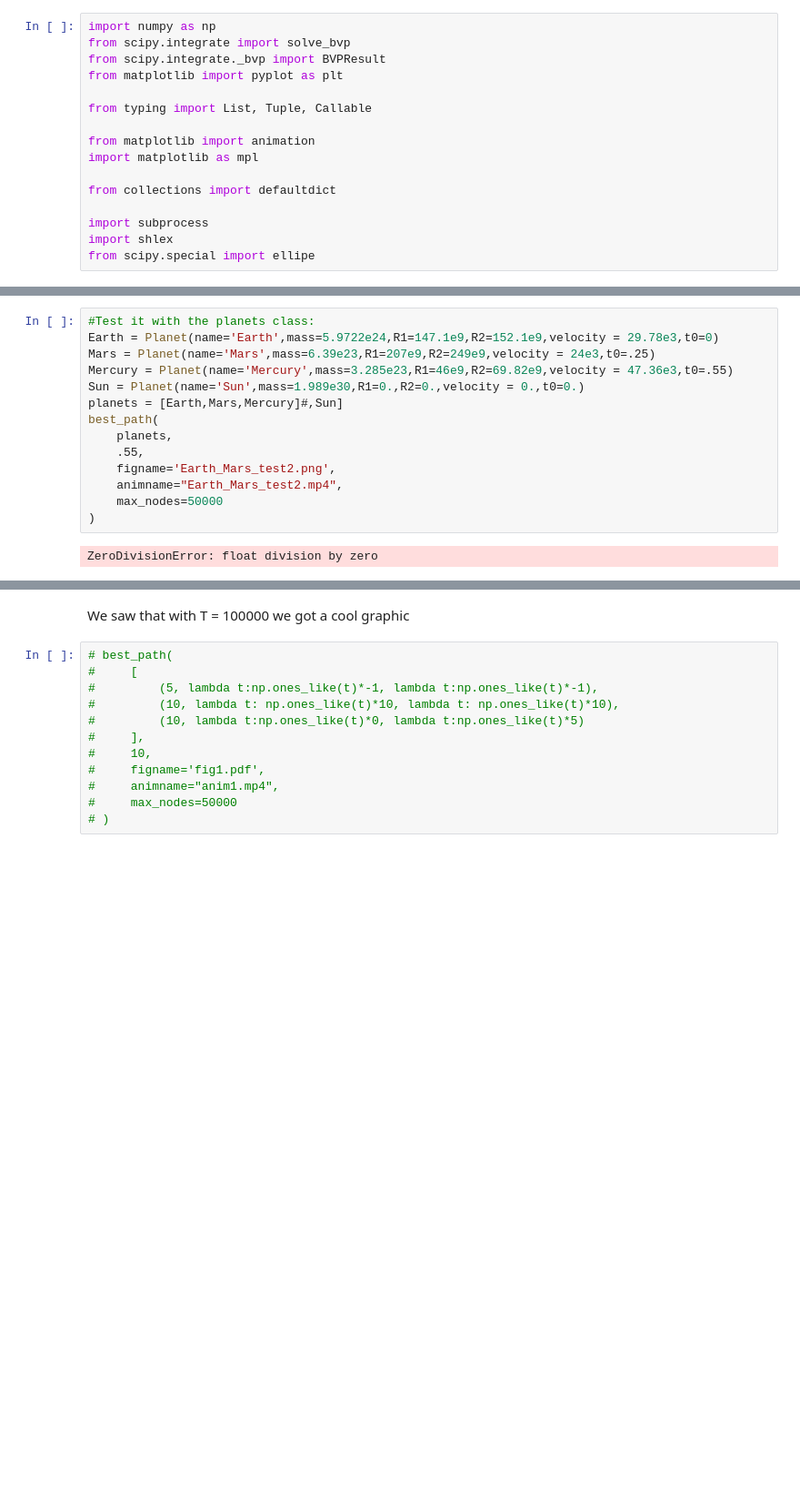
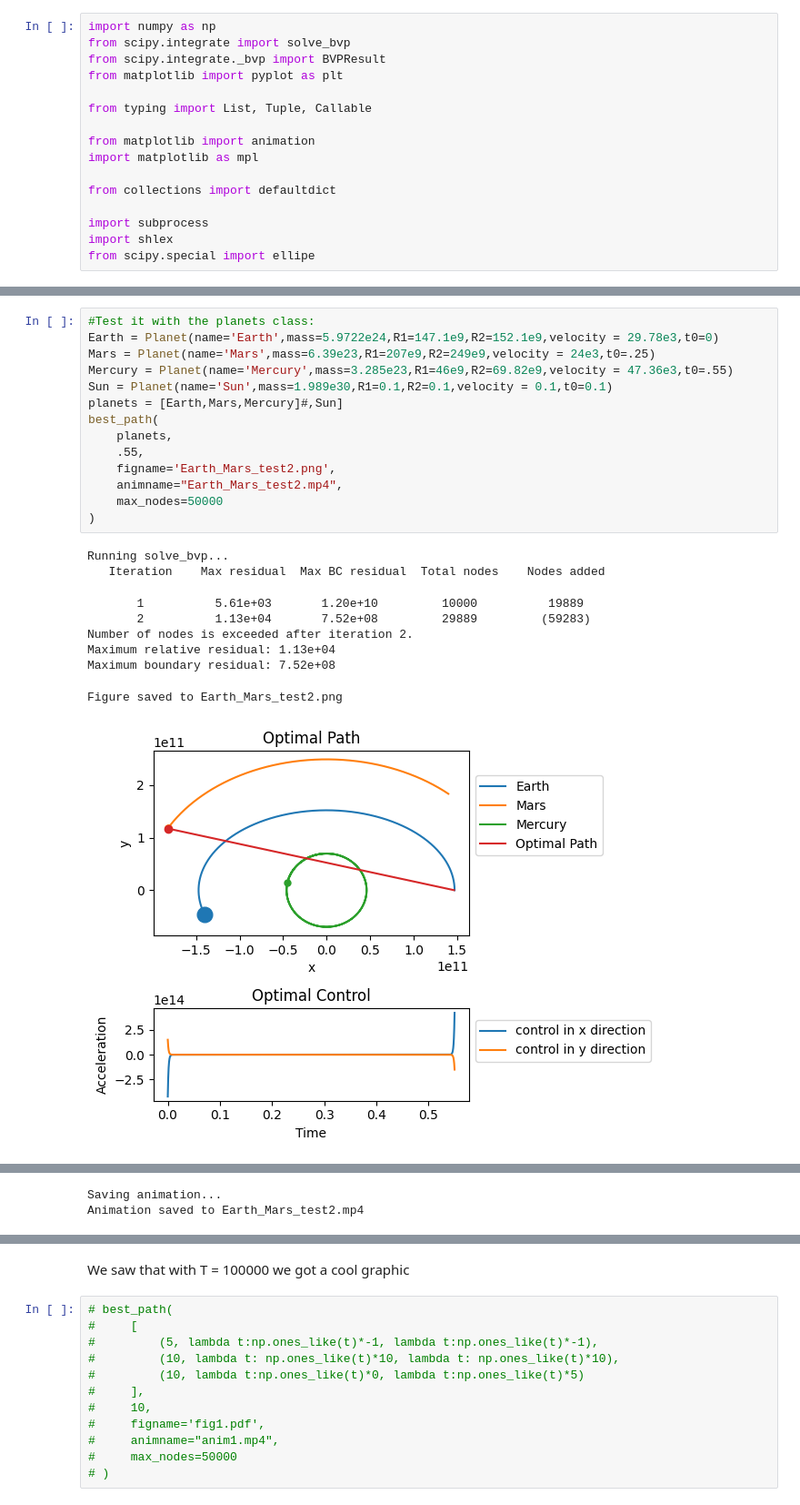
Before and after one commit to CanyonTurtle/cannon-curtis-spencer-tyler-acme, a Jupyter notebook: vol-4/scratch.ipynb, the cells around one changed output, grey strips where cells are left out. Shown at 91% size. Cells and saved outputs as stored; diff of their text form; blank space fills up the shorter version.

```diff
--- a/vol-4/scratch.ipynb
+++ b/vol-4/scratch.ipynb
@@ -358,16 +391,24 @@ Animation saved to Earth_Mars_test_newG_M_4.mp4
 # %%
 #Test it with the planets class:
 Earth = Planet(name='Earth',mass=5.9722e24,R1=147.1e9,R2=152.1e9,velocity = 29.78e3,t0=0)
 Mars = Planet(name='Mars',mass=6.39e23,R1=207e9,R2=249e9,velocity = 24e3,t0=.25)
 Mercury = Planet(name='Mercury',mass=3.285e23,R1=46e9,R2=69.82e9,velocity = 47.36e3,t0=.55)
-Sun = Planet(name='Sun',mass=1.989e30,R1=0.,R2=0.,velocity = 0.,t0=0.)
+Sun = Planet(name='Sun',mass=1.989e30,R1=0.1,R2=0.1,velocity = 0.1,t0=0.1)
 planets = [Earth,Mars,Mercury]#,Sun]
 best_path(
     planets,
     .55,
     figname='Earth_Mars_test2.png',
     animname="Earth_Mars_test2.mp4",
     max_nodes=50000
 )
 # %% [output]
-ZeroDivisionError: float division by zero
+Running solve_bvp...
+   Iteration    Max residual  Max BC residual  Total nodes    Nodes added
+       1          5.61e+03       1.20e+10         10000          19889
+       2          1.13e+04       7.52e+08         29889         (59283)
+Number of nodes is exceeded after iteration 2.
+Maximum relative residual: 1.13e+04
+Maximum boundary residual: 7.52e+08
+Figure saved to Earth_Mars_test2.png
+[figure, added]
@@ -374,3 +416,5 @@ ZeroDivisionError: float division by zero
+Saving animation...
+Animation saved to Earth_Mars_test2.mp4
 # %%
 #Test it with the planets class:
 Earth = Planet(name='Earth',mass=5.9722e24,R1=147.1e9,R2=152.1e9,velocity = 29.78e3,t0=0)
```
Also changed, not shown: parts of 13 cells of this notebook, 8 other files.
